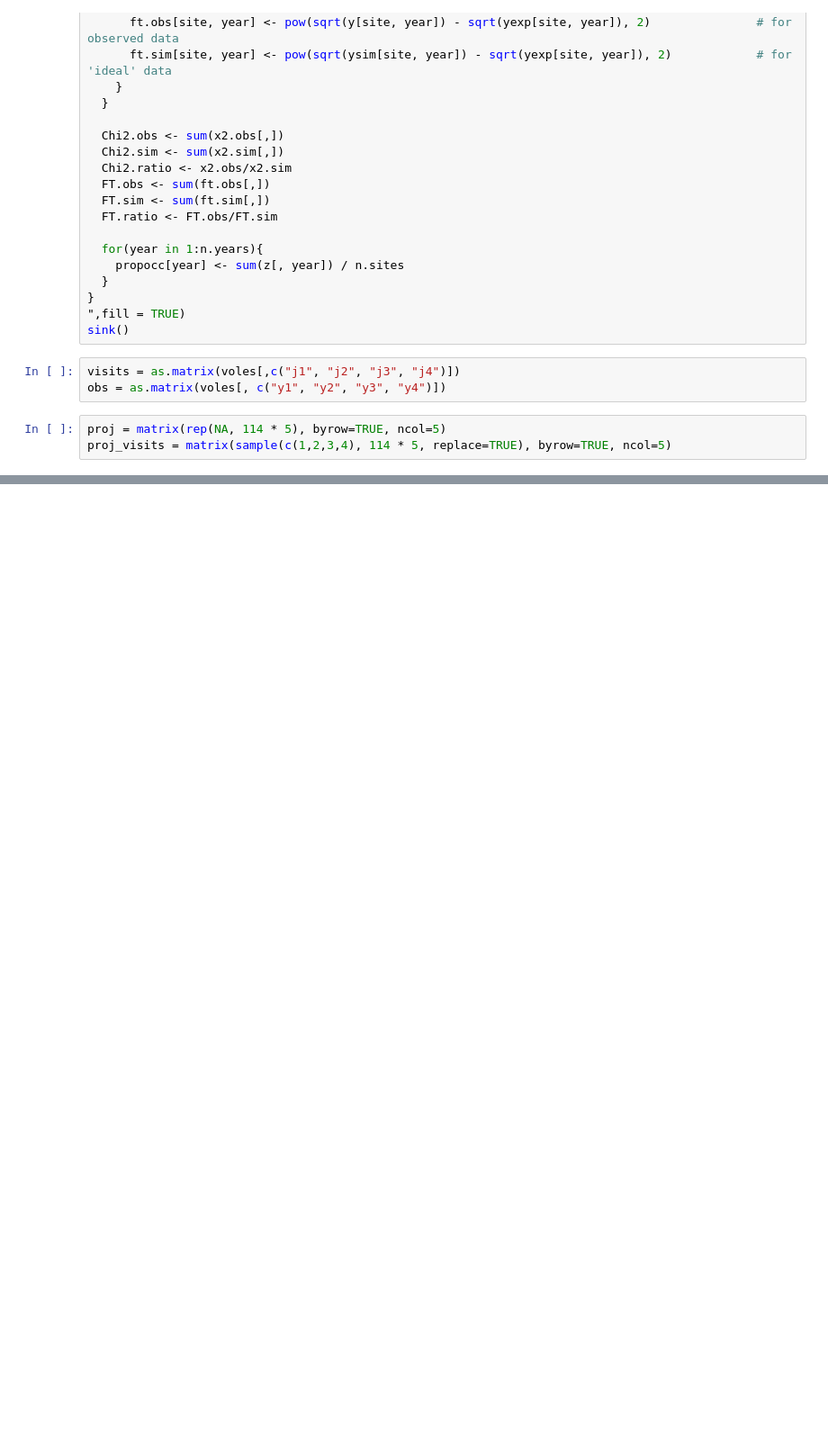
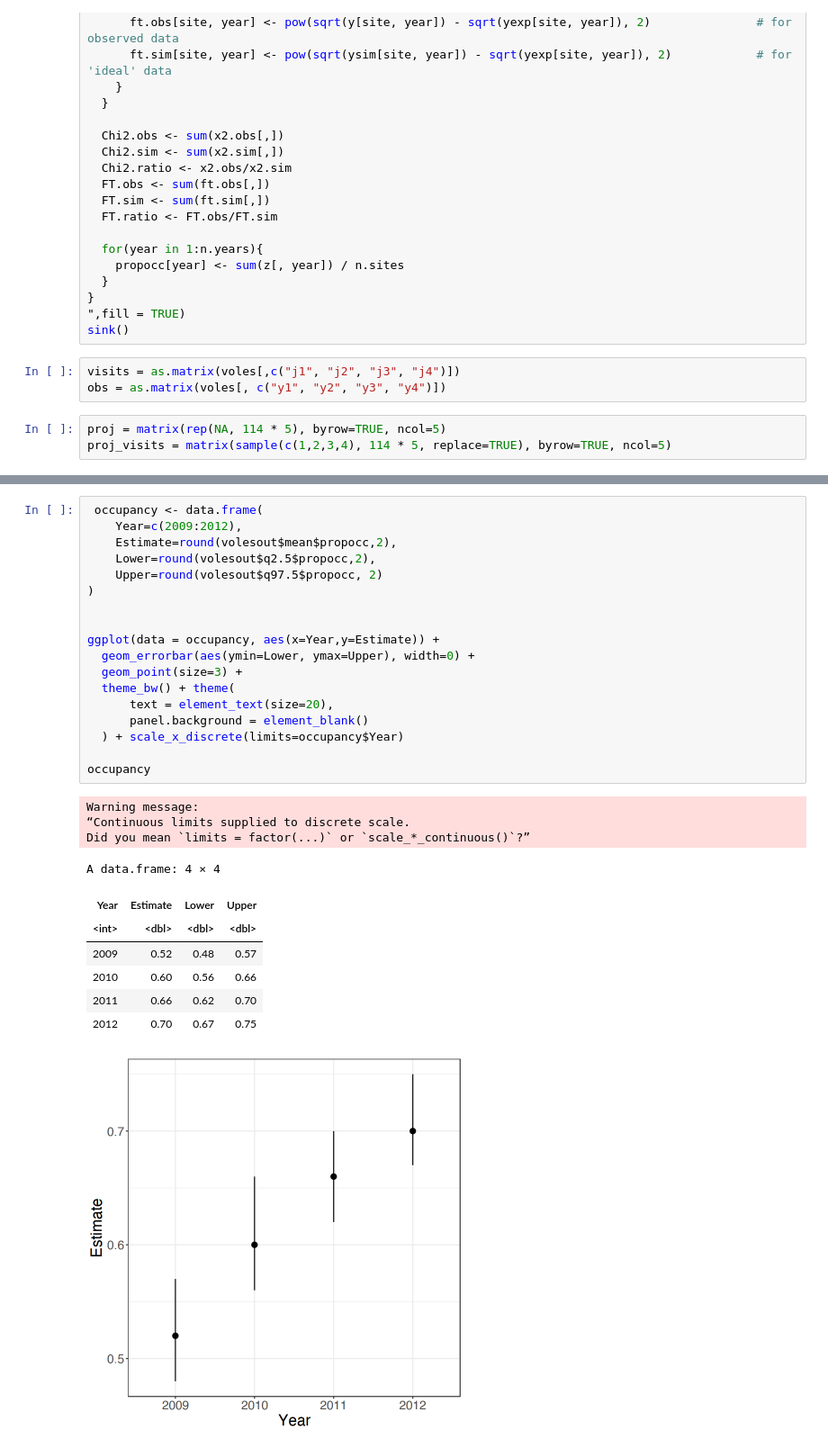
Before and after one commit to erikseulean/wildlife, a Jupyter notebook: Assignment3.ipynb, the cells around one changed output, grey strips where cells are left out. Shown at 90% size. Cells and saved outputs as stored; diff of their text form; blank space fills up the shorter version.

Commit message:
Update based on data change
Signed-off-by: Erik-Cristian Seulean <erikseulean@gmail.com>

```diff
--- a/Assignment3.ipynb
+++ b/Assignment3.ipynb
@@ -189,3 +149,33 @@ A data.frame: 9 × 4
+# %%
+ occupancy <- data.frame(
+    Year=c(2009:2012),
+    Estimate=round(volesout$mean$propocc,2),
+    Lower=round(volesout$q2.5$propocc,2),
+    Upper=round(volesout$q97.5$propocc, 2)
+)
+
+
+ggplot(data = occupancy, aes(x=Year,y=Estimate)) +
+  geom_errorbar(aes(ymin=Lower, ymax=Upper), width=0) +
+  geom_point(size=3) +
+  theme_bw() + theme(
+      text = element_text(size=20),
+      panel.background = element_blank()
+  ) + scale_x_discrete(limits=occupancy$Year)
+
+occupancy
+# %% [output]
+Warning message:
+“Continuous limits supplied to discrete scale.
+Did you mean `limits = factor(...)` or `scale_*_continuous()`?”
+A data.frame: 4 × 4
+| Year | Estimate | Lower | Upper |
+| <int> | <dbl> | <dbl> | <dbl> |
+| 2009 | 0.52 | 0.48 | 0.57 |
+| 2010 | 0.60 | 0.56 | 0.66 |
+| 2011 | 0.66 | 0.62 | 0.70 |
+| 2012 | 0.70 | 0.67 | 0.75 |
+[figure, added]
 # %%
 MCMCsummary(
     volesout,
```
Also changed, not shown: parts of 13 cells of this notebook, 5 other files.
